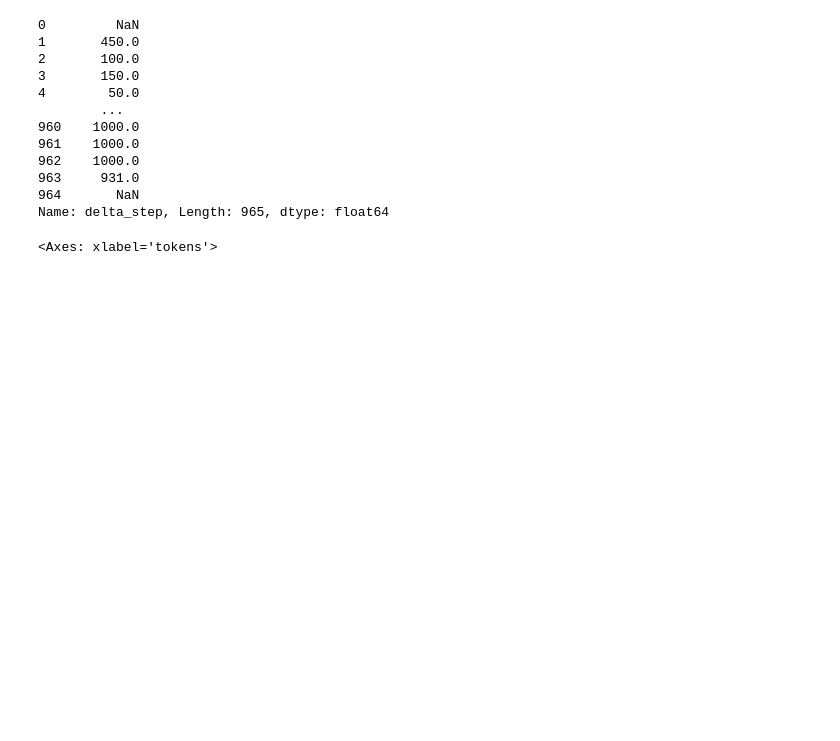
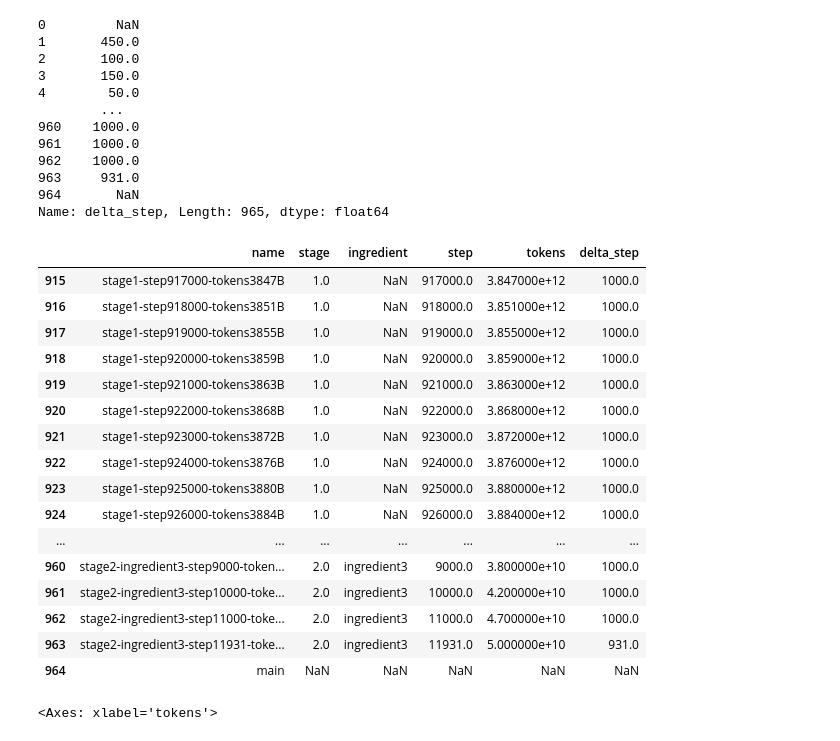
Before and after one commit to loris3/babylm, a Jupyter notebook: olmo.ipynb, the cells around one changed output. Cells and saved outputs as stored; diff of their text form; code cells hidden in the pictures; blank space fills up the shorter version.

```diff
--- a/olmo.ipynb
+++ b/olmo.ipynb
@@ -254,4 +254,24 @@ checkpoints['delta_step']
 963     931.0
 964       NaN
 Name: delta_step, Length: 965, dtype: float64
+# %%
+checkpoints.tail(50)
+# %% [output]
+|  | name | stage | ingredient | step | tokens | delta_step |
+| 915 | stage1-step917000-tokens3847B | 1.0 | NaN | 917000.0 | 3.847000e+12 | 1000.0 |
+| 916 | stage1-step918000-tokens3851B | 1.0 | NaN | 918000.0 | 3.851000e+12 | 1000.0 |
+| 917 | stage1-step919000-tokens3855B | 1.0 | NaN | 919000.0 | 3.855000e+12 | 1000.0 |
+| 918 | stage1-step920000-tokens3859B | 1.0 | NaN | 920000.0 | 3.859000e+12 | 1000.0 |
+| 919 | stage1-step921000-tokens3863B | 1.0 | NaN | 921000.0 | 3.863000e+12 | 1000.0 |
+| 920 | stage1-step922000-tokens3868B | 1.0 | NaN | 922000.0 | 3.868000e+12 | 1000.0 |
+| 921 | stage1-step923000-tokens3872B | 1.0 | NaN | 923000.0 | 3.872000e+12 | 1000.0 |
+| 922 | stage1-step924000-tokens3876B | 1.0 | NaN | 924000.0 | 3.876000e+12 | 1000.0 |
+| 923 | stage1-step925000-tokens3880B | 1.0 | NaN | 925000.0 | 3.880000e+12 | 1000.0 |
+| 924 | stage1-step926000-tokens3884B | 1.0 | NaN | 926000.0 | 3.884000e+12 | 1000.0 |
+| ... | ... | ... | ... | ... | ... | ... |
+| 960 | stage2-ingredient3-step9000-token... | 2.0 | ingredient3 | 9000.0 | 3.800000e+10 | 1000.0 |
+| 961 | stage2-ingredient3-step10000-toke... | 2.0 | ingredient3 | 10000.0 | 4.200000e+10 | 1000.0 |
+| 962 | stage2-ingredient3-step11000-toke... | 2.0 | ingredient3 | 11000.0 | 4.700000e+10 | 1000.0 |
+| 963 | stage2-ingredient3-step11931-toke... | 2.0 | ingredient3 | 11931.0 | 5.000000e+10 | 931.0 |
+| 964 | main | NaN | NaN | NaN | NaN | NaN |
 # %%
```
Also changed, not shown: parts of 15 cells of this notebook, 4 other files.
